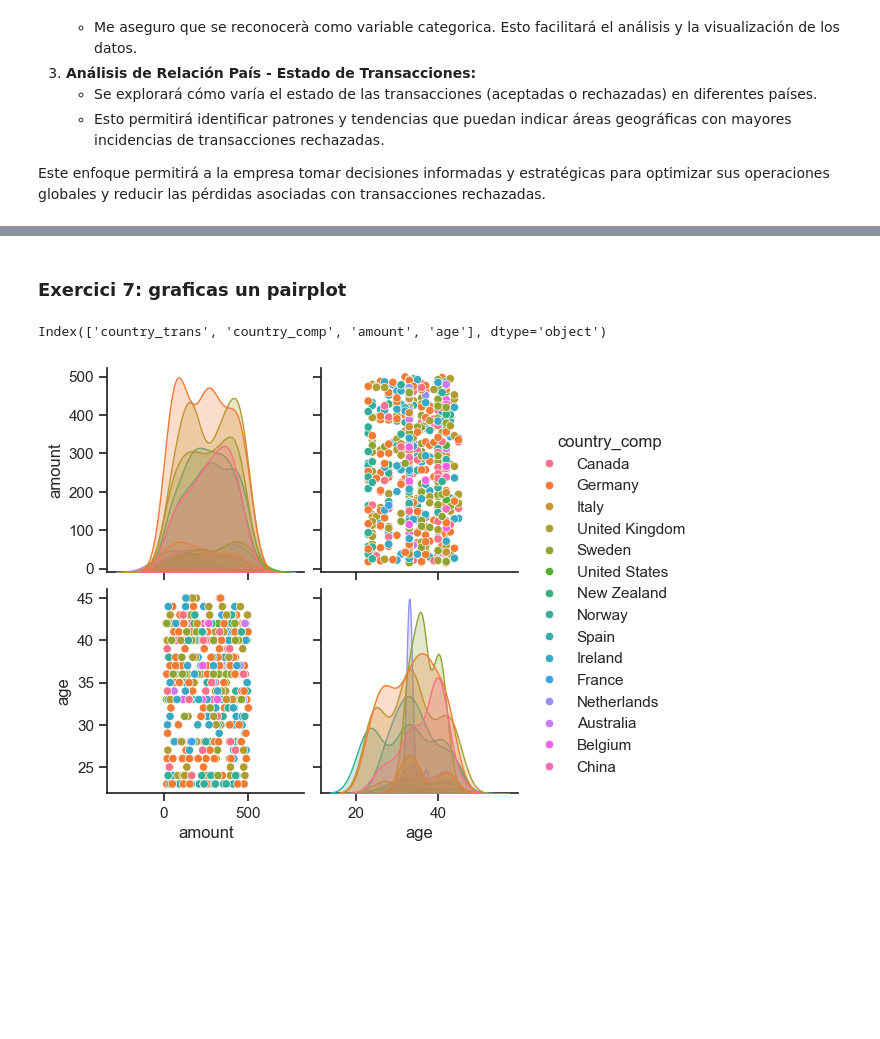
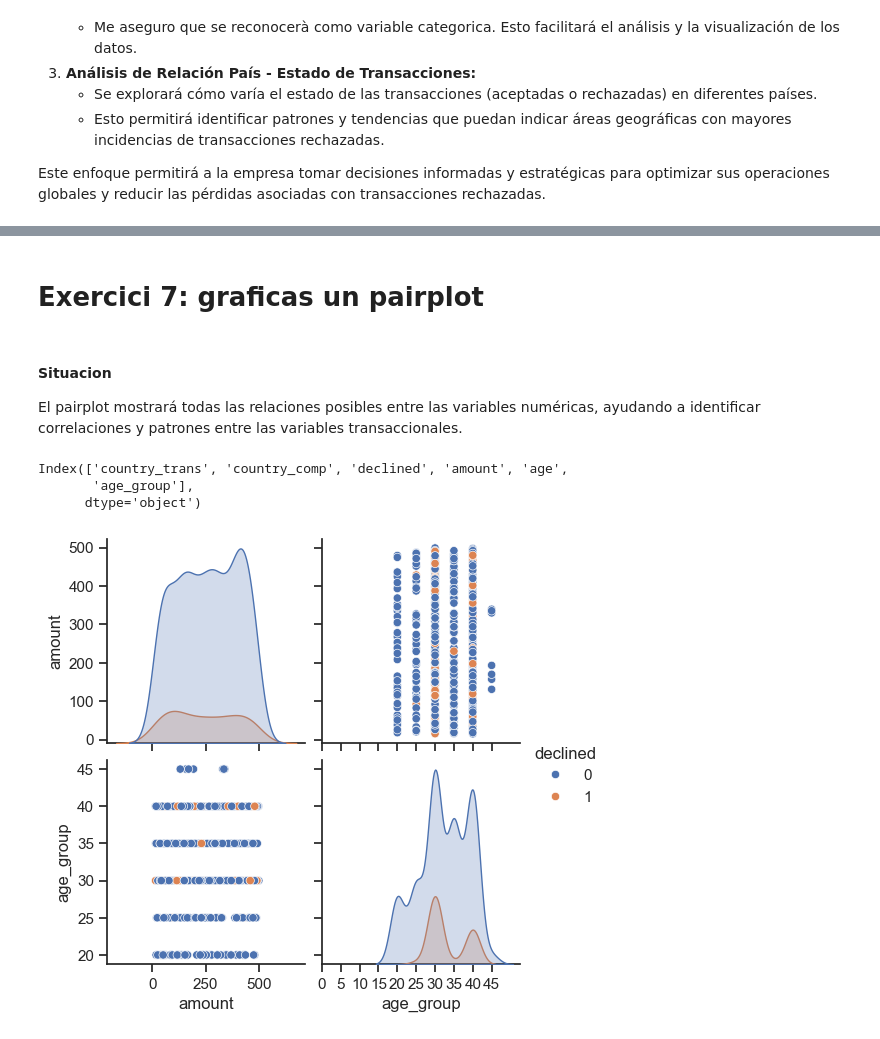
Before and after one commit to mcariqueo/Data_analytics_2024, a Jupyter notebook: Sprint_8_Python/sprint.ipynb, the cells around one changed output, grey strips where cells are left out. Drawn from its saved outputs; the diff is of its cells as text; code cells hidden in the pictures; blank space fills up the shorter version.

```diff
--- a/Sprint_8_Python/sprint.ipynb
+++ b/Sprint_8_Python/sprint.ipynb
@@ -581,39 +464,52 @@ El gráfico de caja muestra cómo varían los montos de las transacciones acepta
 # %% [markdown]
-### Exercici 7: graficas un pairplot
+# Exercici 7: graficas un pairplot
+# %% [markdown]
+#### Situacion
+
+El pairplot mostrará todas las relaciones posibles entre las variables numéricas, ayudando a identificar correlaciones y patrones entre las variables transaccionales.
 # %%
 import pandas as pd
 import seaborn as sns
 import matplotlib.pyplot as plt
 from datetime import datetime
 
 # Supongamos que ya tienes cargados los DataFrames df_companies, df_credit_cards, df_transactions, df_users
 
 # Unir las tablas df_transactions y df_credit_cards
 merged_df = pd.merge(df_transactions, df_credit_cards, left_on='card_id', right_on='id', suffixes=('_trans', '_card'))
 
 # Unir df_users al merged_df
 merged_df2 = pd.merge(merged_df, df_users, left_on='user_id_trans', right_on='id', suffixes=('_trans', '_user'))
 
 # Si también necesitas incluir df_companies
 merged_df3 = pd.merge(merged_df2, df_companies, left_on='business_id', right_on='company_id', how='left', suffixes=('_trans', '_comp'))
 
 # Calcular la edad a partir de la fecha de nacimiento
 merged_df3['birth_date'] = pd.to_datetime(merged_df3['birth_date'], format='%b %d, %Y')  # Convertir a tipo datetime si no está ya convertida
 merged_df3['age'] = datetime.now().year - merged_df3['birth_date'].dt.year  # Calcular la edad en años
 
+# Crear un grupo de edades cada 5 años
+merged_df3['age_group'] = (merged_df3['age'] // 5) * 5
+
 # Definir variables categóricas y numéricas
-categorical_columns = ['country_trans', 'country_comp']  # Ejemplo de columnas categóricas
-numeric_columns = ['amount', 'age']  # Incluir la edad como una columna numérica
+categorical_columns = ['country_trans', 'country_comp', 'declined']  # Incluir 'declined' como categórica
+numeric_columns = ['amount', 'age', 'age_group']  # Incluir la edad y grupo de edad como columnas numéricas
 
 # Filtrar el DataFrame para incluir solo las columnas relevantes y eliminar filas con NaN
 plot_data = merged_df3[categorical_columns + numeric_columns].dropna()
 
 # Imprimir las columnas seleccionadas
 print(plot_data.columns)
 
-# Crea el pairplot diferenciando por la columna 'country_comp'
-sns.pairplot(plot_data, hue='country_comp', vars=['amount', 'age'])
+# Crear el pairplot diferenciando por la columna 'declined' y utilizando el grupo de edad
+sns.pairplot(plot_data, hue='declined', vars=['amount', 'age_group'])
+
+# Personalizar el gráfico para que muestre la edad cada 5 años en el eje x
+plt.xticks(range(0, int(plot_data['age'].max()) + 1, 5))
+
 plt.show()
 # %% [output]
-Index(['country_trans', 'country_comp', 'amount', 'age'], dtype='object')
+Index(['country_trans', 'country_comp', 'declined', 'amount', 'age',
+       'age_group'],
+      dtype='object')
-[figure, old version]
+[figure, new version]
```
Also changed, not shown: parts of 25 cells of this notebook.
